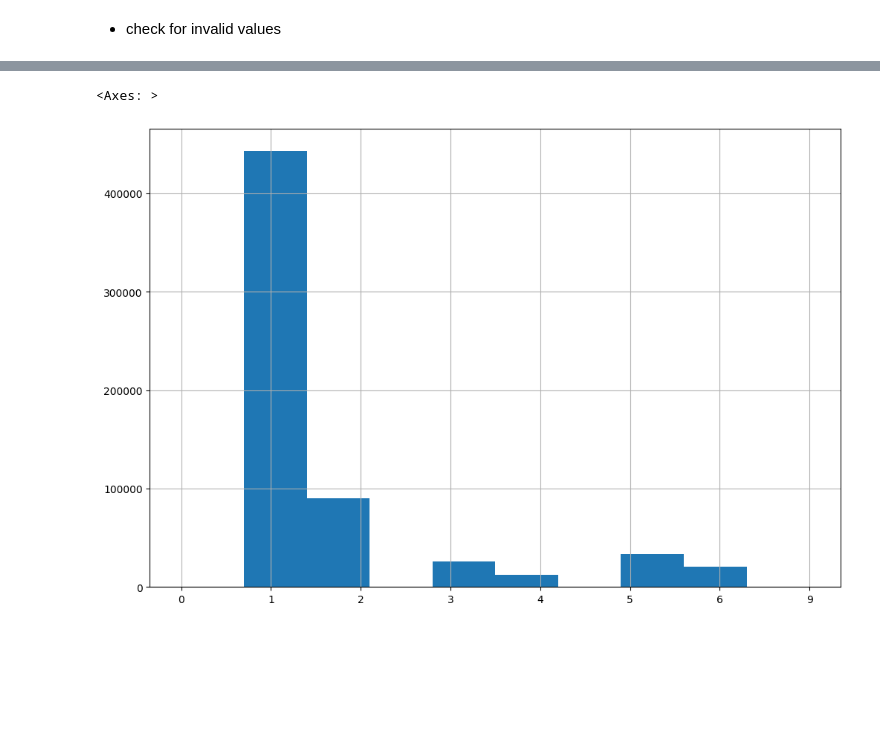
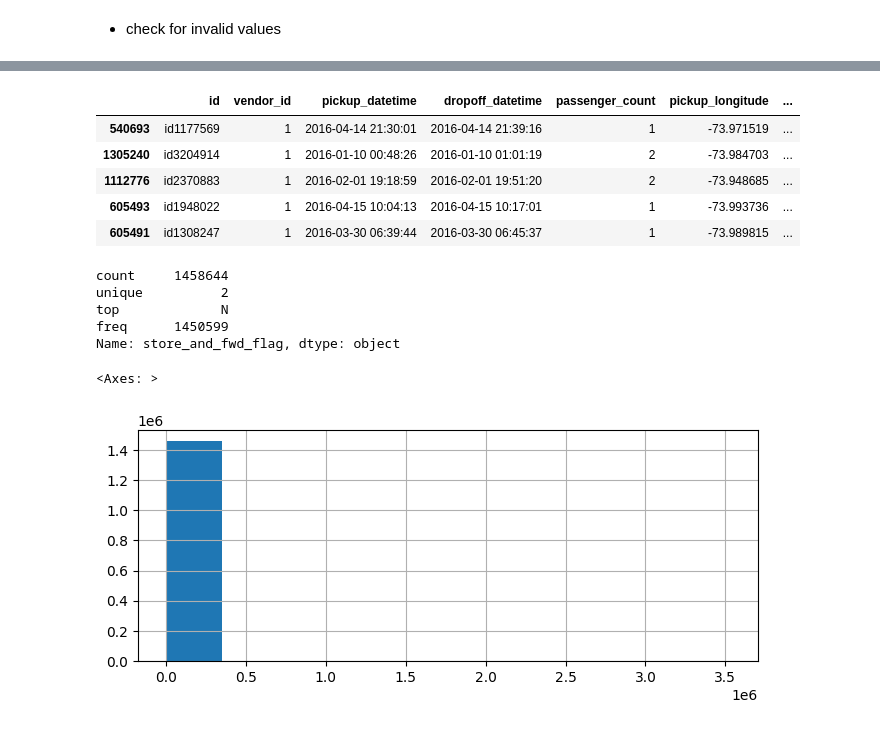
Before and after one commit to claricemottet/kaggle_NYC_taxi_times, a Jupyter notebook: exploratory_notebooks/data_exploration.ipynb, the cells around one changed output, grey strips where cells are left out. Saved outputs shown, nothing was run; the diff lists cells and outputs as text; code cells hidden in the pictures; blank space fills up the shorter version.

```diff
--- a/exploratory_notebooks/data_exploration.ipynb
+++ b/exploratory_notebooks/data_exploration.ipynb
@@ -274,7 +292,27 @@ df_train.describe()
+# %%
+df_train.head(5)
+# %% [output]
+|  | id | vendor_id | pickup_datetime | dropoff_datetime | passenger_count | pickup_longitude | ... |
+| 540693 | id1177569 | 1 | 2016-04-14 21:30:01 | 2016-04-14 21:39:16 | 1 | -73.971519 | ... |
+| 1305240 | id3204914 | 1 | 2016-01-10 00:48:26 | 2016-01-10 01:01:19 | 2 | -73.984703 | ... |
+| 1112776 | id2370883 | 1 | 2016-02-01 19:18:59 | 2016-02-01 19:51:20 | 2 | -73.948685 | ... |
+| 605493 | id1948022 | 1 | 2016-04-15 10:04:13 | 2016-04-15 10:17:01 | 1 | -73.993736 | ... |
+| 605491 | id1308247 | 1 | 2016-03-30 06:39:44 | 2016-03-30 06:45:37 | 1 | -73.989815 | ... |
+# %%
+df_train['store_and_fwd_flag'].describe()
+# %% [output]
+count     1458644
+unique          2
+top             N
+freq      1450599
+Name: store_and_fwd_flag, dtype: object
 # %%
+#histogram check
 
-df_train.sort_values(by = ['passenger_count'], inplace = True)
-df_train['passenger_count'].hist(figsize=(12,8))
+var_ = 'trip_duration'
+
+df_train.sort_values(by = [var_], inplace = True)
+df_train[var_].hist(figsize=(8,3))
 # %% [output]
 <Axes: >
-[figure, old version]
+[figure, new version]
```
Also changed, not shown: parts of 17 cells of this notebook, 2 other files.
